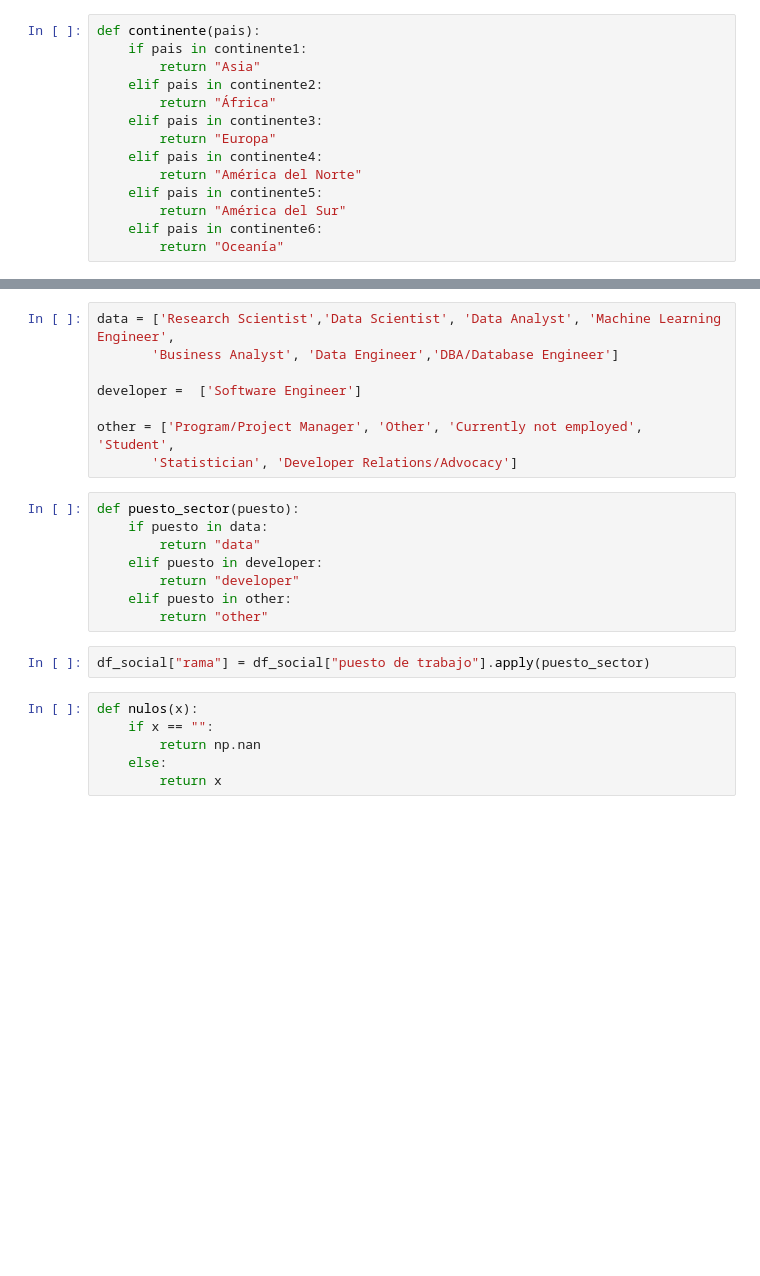
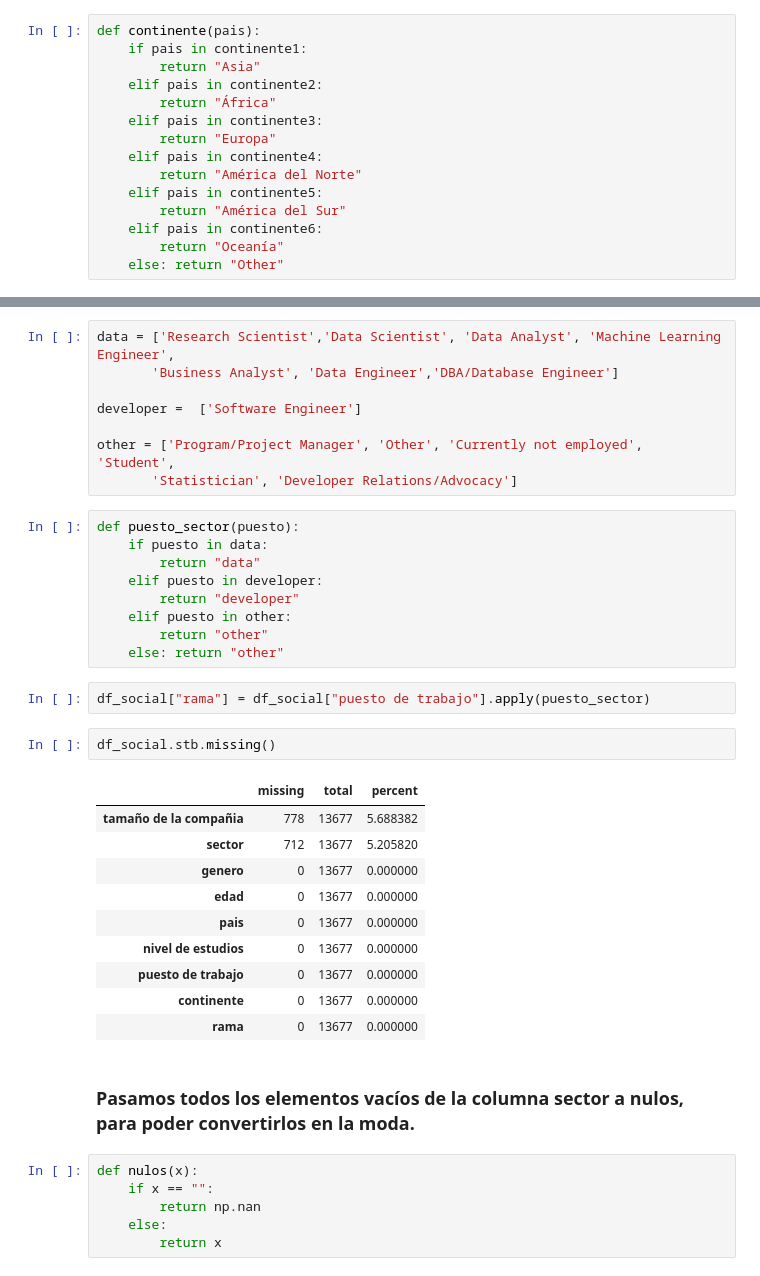
Before and after one commit to silviagordon/EDA-Visualizacion, a Jupyter notebook: Notebooks/df-social(Limpieza).ipynb, the cells around one changed output, grey strips where cells are left out. Saved outputs shown, nothing was run; the diff lists cells and outputs as text; blank space fills up the shorter version.

```diff
--- a/Notebooks/df-social(Limpieza).ipynb
+++ b/Notebooks/df-social(Limpieza).ipynb
@@ -56,6 +56,7 @@ def continente(pais):
         return "América del Sur"
     elif pais in continente6:
         return "Oceanía"
+    else: return "Other"
 # %%
 df_social["continente"] = df_social["pais"].apply(continente)
 # %%
@@ -94,8 +121,24 @@ def puesto_sector(puesto):
         return "developer"
     elif puesto in other:
         return "other"
+    else: return "other"
 # %%
 df_social["rama"] = df_social["puesto de trabajo"].apply(puesto_sector)
+# %%
+df_social.stb.missing()
+# %% [output]
+|  | missing | total | percent |
+| tamaño de la compañia | 778 | 13677 | 5.688382 |
+| sector | 712 | 13677 | 5.205820 |
+| genero | 0 | 13677 | 0.000000 |
+| edad | 0 | 13677 | 0.000000 |
+| pais | 0 | 13677 | 0.000000 |
+| nivel de estudios | 0 | 13677 | 0.000000 |
+| puesto de trabajo | 0 | 13677 | 0.000000 |
+| continente | 0 | 13677 | 0.000000 |
+| rama | 0 | 13677 | 0.000000 |
+# %% [markdown]
+### Pasamos todos los elementos vacíos de la columna sector a nulos, para poder convertirlos en la moda.
 # %%
 def nulos(x):
     if x == "":
```
Also changed, not shown: parts of 14 cells of this notebook, 7 other files.
